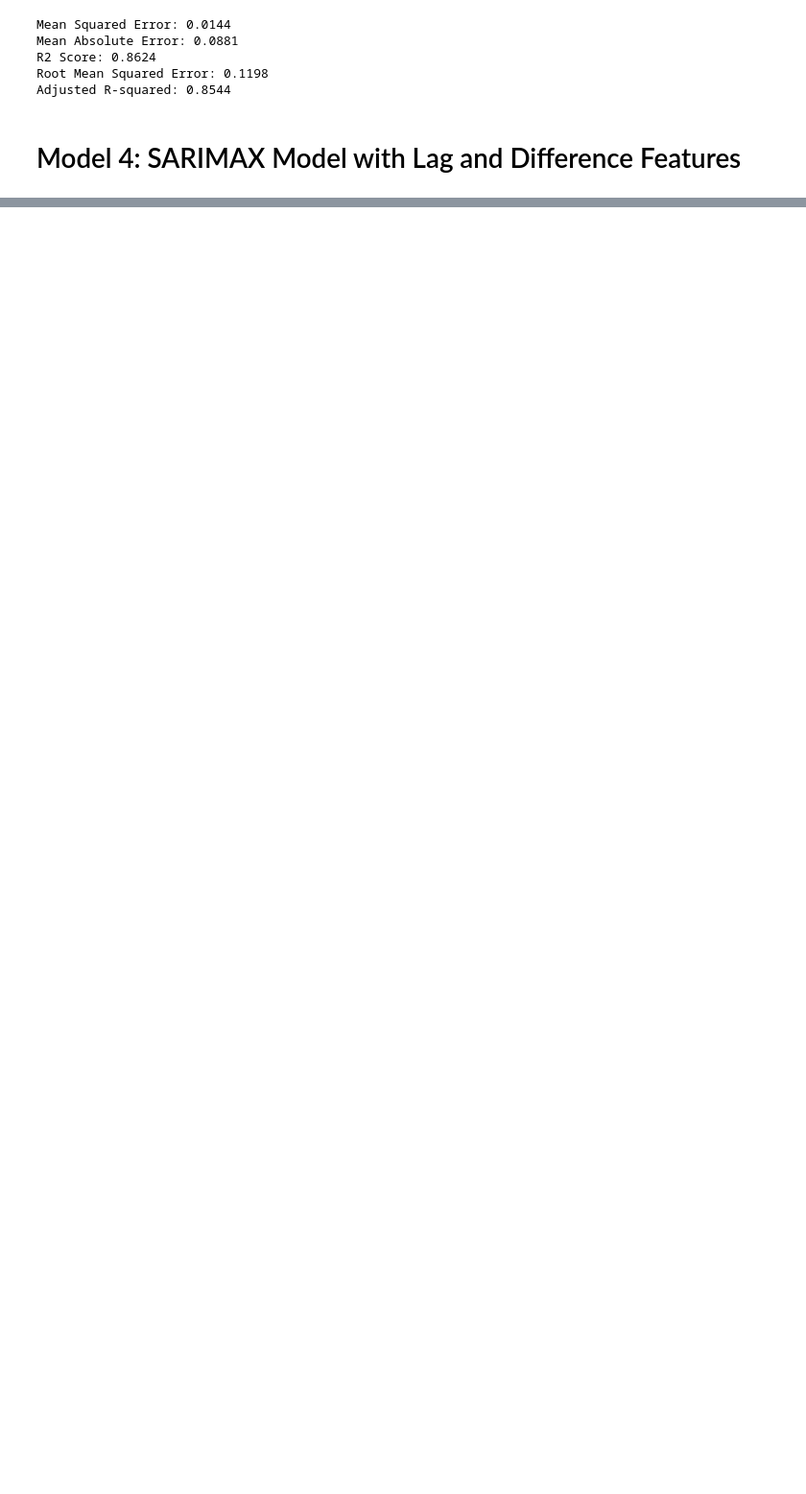
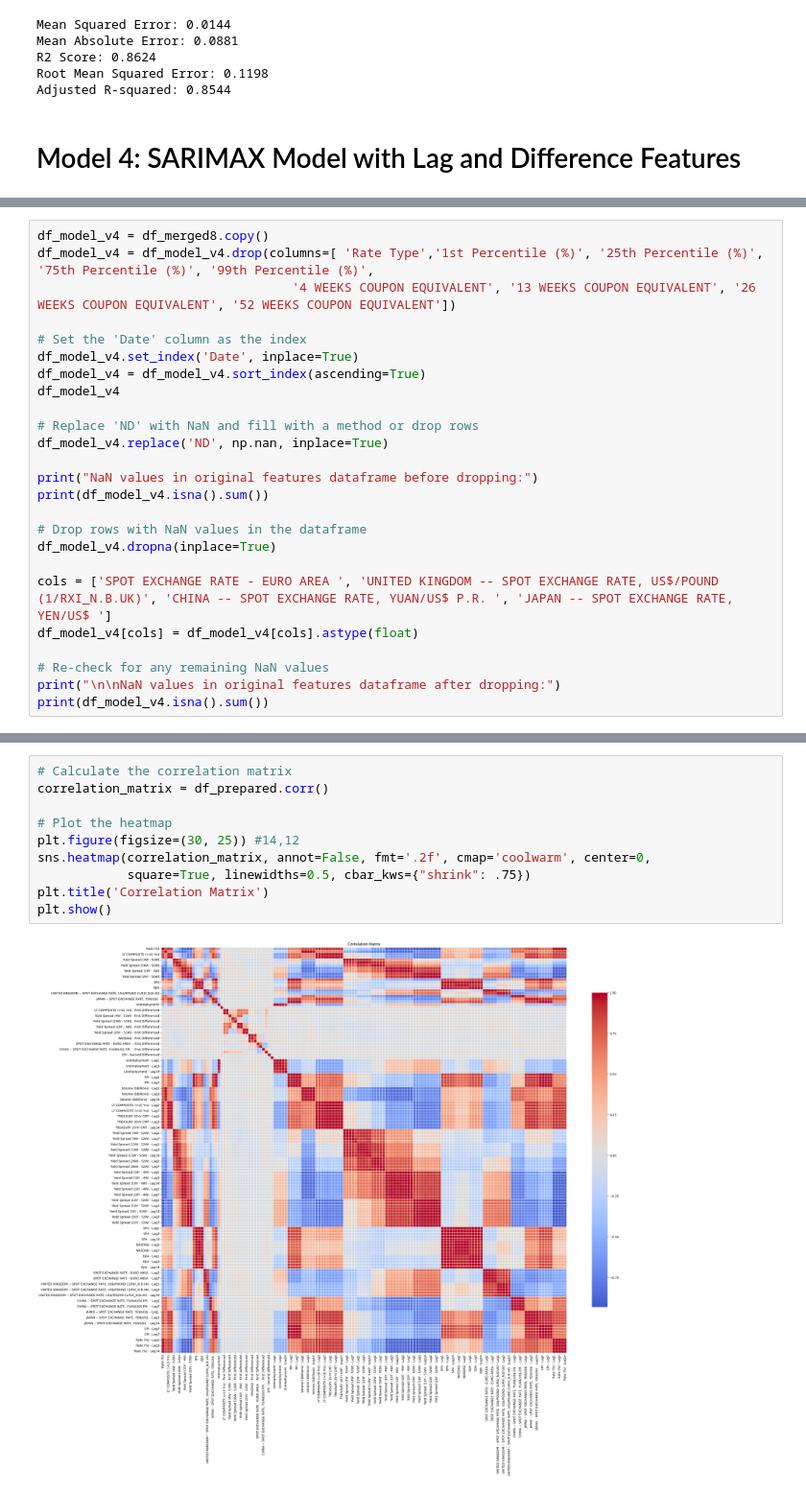
Before and after one commit to punchnami/AI-Powered-Research-Query-Chatbot, a Jupyter notebook: final_consolidated_SARIMAX.ipynb, the cells around one changed output, grey strips where cells are left out. Shown at 96% size. Saved outputs shown, nothing was run; the diff lists cells and outputs as text; blank space fills up the shorter version.

Commit message:
Final SARIMAX File with evolution of model

```diff
--- a/final_consolidated_SARIMAX.ipynb
+++ b/final_consolidated_SARIMAX.ipynb
@@ -763,0 +798,25 @@ Adjusted R-squared: 0.8544
+# %%
+df_model_v4 = df_merged8.copy()
+df_model_v4 = df_model_v4.drop(columns=[ 'Rate Type','1st Percentile (%)', '25th Percentile (%)', '75th Percentile (%)', '99th Percentile (%)',
+                                  '4 WEEKS COUPON EQUIVALENT', '13 WEEKS COUPON EQUIVALENT', '26 WEEKS COUPON EQUIVALENT', '52 WEEKS COUPON EQUIVALENT'])
+
+# Set the 'Date' column as the index
+df_model_v4.set_index('Date', inplace=True)
+df_model_v4 = df_model_v4.sort_index(ascending=True)
+df_model_v4
+
+# Replace 'ND' with NaN and fill with a method or drop rows
+df_model_v4.replace('ND', np.nan, inplace=True)
+
+print("NaN values in original features dataframe before dropping:")
+print(df_model_v4.isna().sum())
+
+# Drop rows with NaN values in the dataframe
+df_model_v4.dropna(inplace=True)
+
+cols = ['SPOT EXCHANGE RATE - EURO AREA ', 'UNITED KINGDOM -- SPOT EXCHANGE RATE, US$/POUND (1/RXI_N.B.UK)', 'CHINA -- SPOT EXCHANGE RATE, YUAN/US$ P.R. ', 'JAPAN -- SPOT EXCHANGE RATE, YEN/US$ ']
+df_model_v4[cols] = df_model_v4[cols].astype(float)
+
+# Re-check for any remaining NaN values
+print("\n\nNaN values in original features dataframe after dropping:")
+print(df_model_v4.isna().sum())
@@ -763,0 +1106,12 @@ Adjusted R-squared: 0.8544
+# %%
+# Calculate the correlation matrix
+correlation_matrix = df_prepared.corr()
+
+# Plot the heatmap
+plt.figure(figsize=(30, 25)) #14,12
+sns.heatmap(correlation_matrix, annot=False, fmt='.2f', cmap='coolwarm', center=0,
+            square=True, linewidths=0.5, cbar_kws={"shrink": .75})
+plt.title('Correlation Matrix')
+plt.show()
+# %% [output]
+[figure, added]
```
Also changed, not shown: parts of 70 cells of this notebook.
